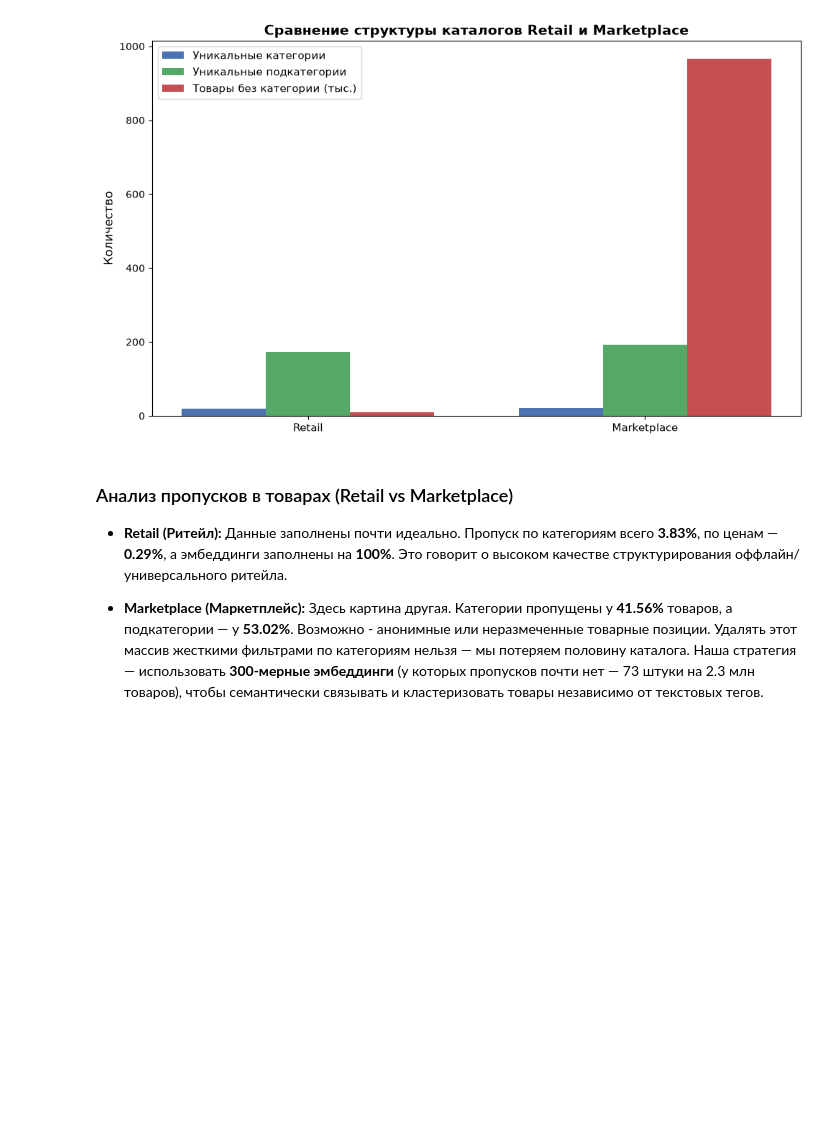
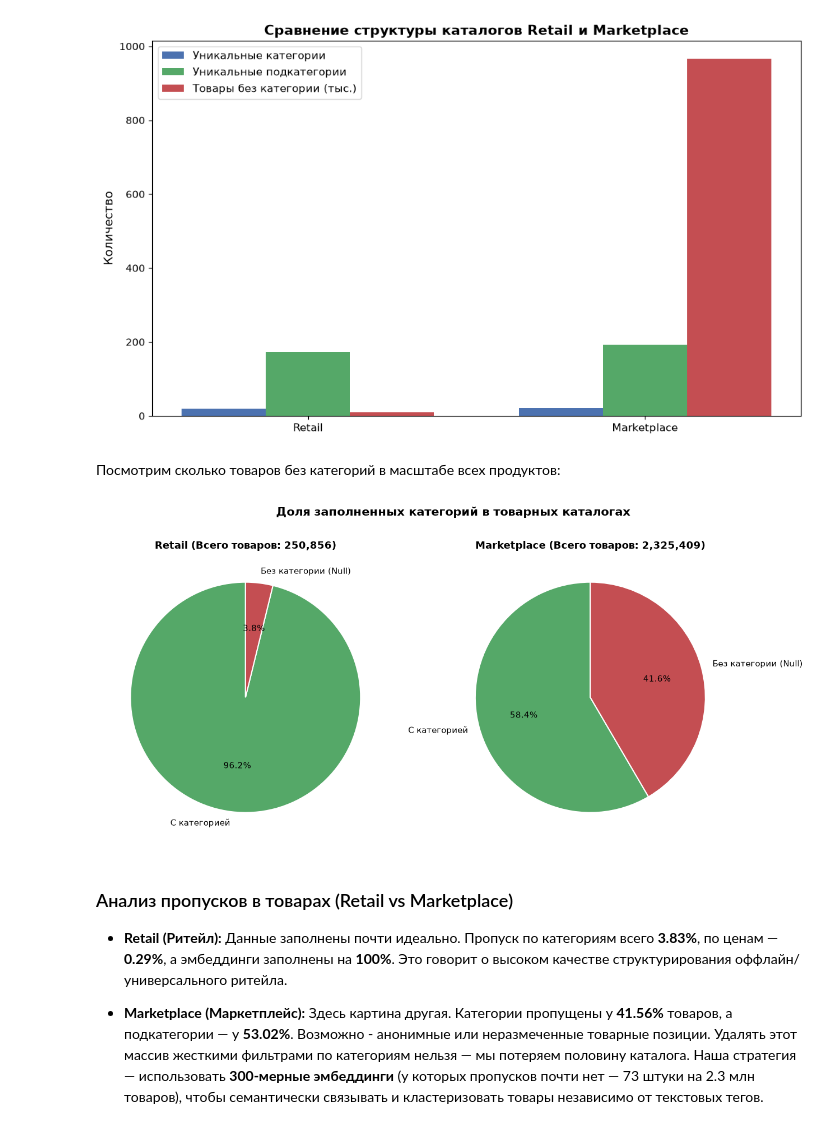
Before and after one commit to Valerpa/recsys-hse-year-project, a Jupyter notebook: 2_EDA/ml track.ipynb, the cells around one changed output. Drawn from its saved outputs; the diff is of its cells as text; code cells hidden in the pictures; blank space fills up the shorter version.

```diff
--- a/2_EDA/ml track.ipynb
+++ b/2_EDA/ml track.ipynb
@@ -18,7 +18,7 @@
 # %% [markdown]
 ## Обзор датасета
 # %%
-DATASET_PATH = '../../dataset/T_ECD_Project/raw_data/dataset/small'
+DATASET_PATH = '../../data/T_ECD_Project/raw_data/dataset/small'
 # %%
 import os
 import polars as pl
@@ -301,6 +319,55 @@ fig.tight_layout()
 plt.show()
 # %% [output]
 [figure]
+# %% [markdown]
+Посмотрим сколько товаров без категорий в масштабе всех продуктов:
+# %%
+# Считаем для Retail
+retail_total = len(df_retail_items)
+retail_nulls = df_retail_items['category'].null_count()
+retail_filled = retail_total - retail_nulls
+
+# Считаем для Marketplace
+market_total = len(df_market_items)
+market_nulls = df_market_items['category'].null_count()
+market_filled = market_total - market_nulls
+
+# Данные для графиков
+retail_data = [retail_filled, retail_nulls]
+market_data = [market_filled, market_nulls]
+labels = ['С категорией', 'Без категории (Null)']
+colors = ['#55A868', '#C44E52'] # Зеленый для размеченных, красный для пропусков
+
+# Строим две круговые диаграммы рядом
+fig, axes = plt.subplots(1, 2, figsize=(13, 6))
+
+axes[0].pie(
+    retail_data,
+    labels=labels,
+    autopct='%1.1f%%',
+    startangle=90,
+    colors=colors,
+    textprops={'fontsize': 11},
+    wedgeprops={'edgecolor': 'white', 'linewidth': 1.5}
+)
+axes[0].set_title(f'Retail (Всего товаров: {retail_total:,})', fontsize=13, fontweight='bold')
+
+axes[1].pie(
+    market_data,
+    labels=labels,
+    autopct='%1.1f%%',
+    startangle=90,
+    colors=colors,
+    textprops={'fontsize': 11},
+    wedgeprops={'edgecolor': 'white', 'linewidth': 1.5}
+)
+axes[1].set_title(f'Marketplace (Всего товаров: {market_total:,})', fontsize=13, fontweight='bold')
+
+plt.suptitle('Доля заполненных категорий в товарных каталогах', fontsize=15, fontweight='bold', y=1.02)
+plt.tight_layout()
+plt.show()
+# %% [output]
+[figure, added]
 # %% [markdown]
 ### Анализ пропусков в товарах (Retail vs Marketplace)
 
```
Also changed, not shown: parts of 6 cells of this notebook.
